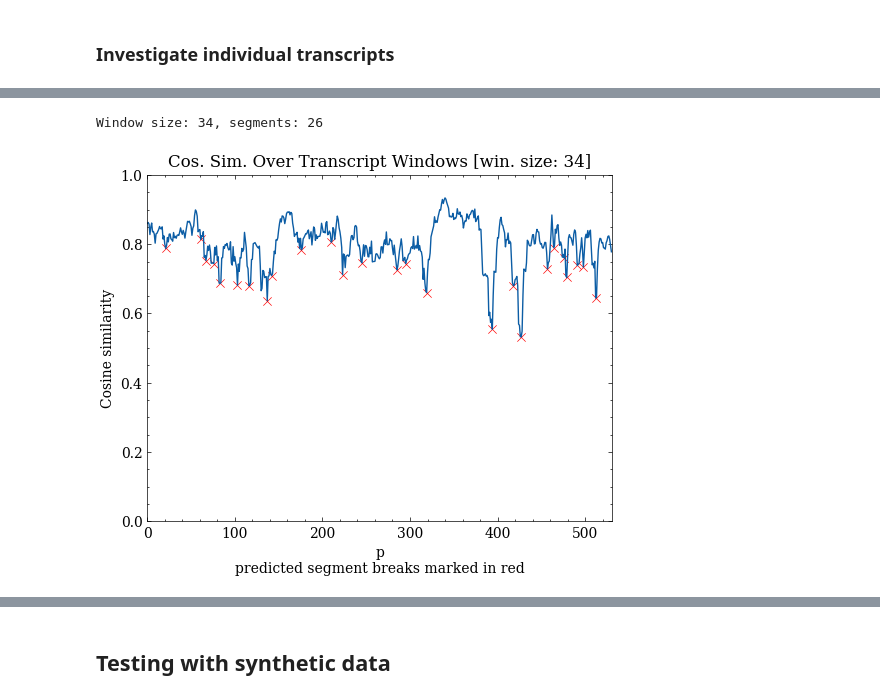
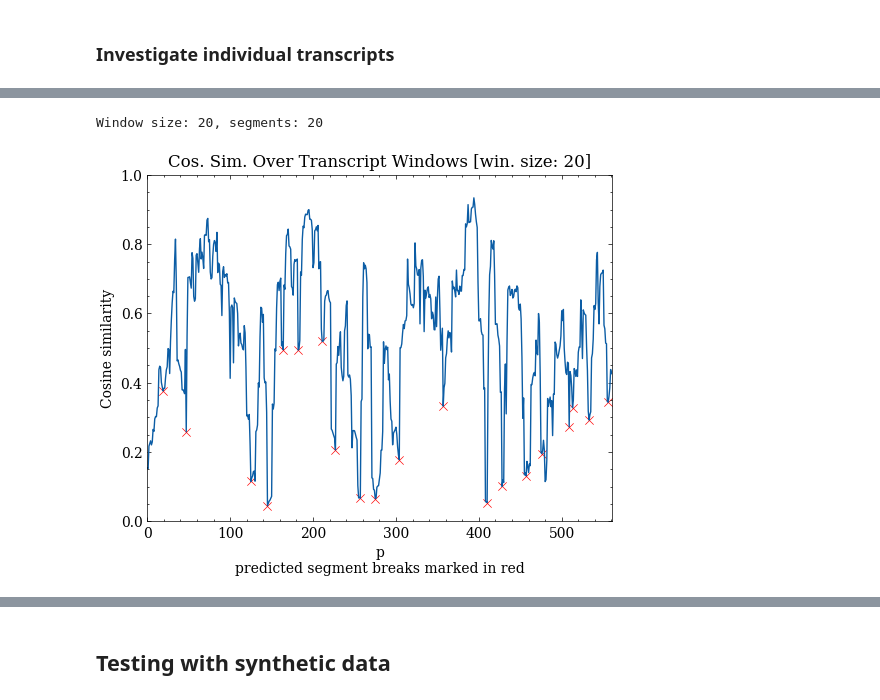
Before and after one commit to OskarMunck/Thesis, a Jupyter notebook: 4.topic_tiling.ipynb, the cells around one changed output, grey strips where cells are left out. Cells and saved outputs as stored; diff of their text form; code cells hidden in the pictures.

Commit message:
plot

```diff
--- a/4.topic_tiling.ipynb
+++ b/4.topic_tiling.ipynb
@@ -183,7 +183,7 @@ def plot_cosine_scores(cosine_similarities_for_windows, window_size, boundaries=
     boundaries (list, optional): List of int:s containing placements of segment boundaries.
     """
     plt.style.use(['science','no-latex'])
-    figure(figsize=(6, 4.5))
+    plt.figure(figsize=(6, 4.5))
 
     ax = sns.lineplot(cosine_similarities_for_windows)
     ax.set_ylim(bottom=0, top=1)
@@ -192,7 +192,7 @@ def plot_cosine_scores(cosine_similarities_for_windows, window_size, boundaries=
     ax.set_ylabel("Cosine similarity")
     if boundaries != None:
         boundaries_np = np.array(boundaries) - window_size
-        ax = sns.scatterplot(x= boundaries_np, y=cosine_similarities_for_windows[boundaries_np], marker="x", color='r')
+        ax = sns.scatterplot(x=boundaries_np, y=cosine_similarities_for_windows[boundaries_np], marker="x", linewidth=2, color='r')
 
     ax.set_title(f"Cos. Sim. Over Transcript Windows [win. size: {window_size}]")
     plt.show()
@@ -243,7 +243,7 @@ def close_match(actual_breaks, predicted_breaks, close_definition=3):
 actual = pd.read_pickle('annotations.pkl')
 
 # walk directory to loop through files
-for dirpath, _, files in os.walk('../Thesis/annotated_probabilities_msize15'):
+for dirpath, _, files in os.walk('../Thesis/annotated_probabilities_msize200'):
 
     # initialise lists for appending scores
     episode = []; actual_breaks = []; predicted_breaks = []; exact_matches = []
@@ -299,7 +299,7 @@ for dirpath, _, files in os.walk('../Thesis/annotated_probabilities_msize15'):
                     sliding_window = set([w for w in range(i, i + k, 1)])
                     actual_in_sliding_window = len(actual_bounds_set.intersection(sliding_window)) # ref
                     predicted_in_sliding_window = len(predicted_bounds_set.intersection(sliding_window)) # hyp
-                    window_diff_absolute = (np.abs(actual_in_sliding_window - predicted_in_sliding_window)) / k
+                    window_diff_absolute = (np.abs(actual_in_sliding_window - predicted_in_sliding_window)) #  / k
                     window_diff_unnormalised += window_diff_absolute
                 window_diff = (1/(vector_length-k)) * window_diff_unnormalised
                 window_diff_ls.append(window_diff)
@@ -479,12 +431,0 @@ pipeline_df.head()
-# %%
-figure = figsize=(6, 4.6)
-smothed_probs = smoothing(pipeline_df, threshold=0.0000001)
-cos_sims = window_cosine_sim(smothed_probs, 10)
-print(cos_sims.max())
-print(cos_sims.min())
-print(cos_sims.mean())
-sns.lineplot(cos_sims)
-plt.ylabel('Cosine similairty')
-plt.xlabel('p')
-plt.show()
-# Sentence, HDBSCAN 200, window 2, height 0.95
@@ -496,14 +512,17 @@ plt.show()
 # %%
 # Plot and analyse with different size windows
-windows = [i for i in range(34, 35, 2)]
+sent_proba = np.load('../Thesis/annotated_probabilities_msize200/proba_dens_vec_msize200_0ZGQ63222rqX5TD5ZrMmcN.npy')  #../Thesis/probabilities.npy window size 34
+print(sent_proba.shape)
+
+# make dataframe for processing
+pipeline_df = pd.DataFrame({"sentence_no":[i for i in range(len(sent_proba))], "topic_probs": sent_proba.tolist()})
+windows = [i for i in range(20, 21, 2)]
 
 for win in windows:
     bounds = segmentation_main_call(pipeline_df, print_state_min=False, print_state_depth=False, window=win, height=0.95)
     cos_sims = window_cosine_sim(pipeline_df, window_size=win)
     print(f'Window size: {win}, segments: {len(bounds)}')
     plot_cosine_scores(cos_sims, window_size=win, boundaries=bounds)
-
-# after width arg
 # %% [output]
-Window size: 34, segments: 26
+Window size: 20, segments: 20
-[figure, old version]
+[figure, new version]
```
Also changed, not shown: parts of 15 cells of this notebook.
